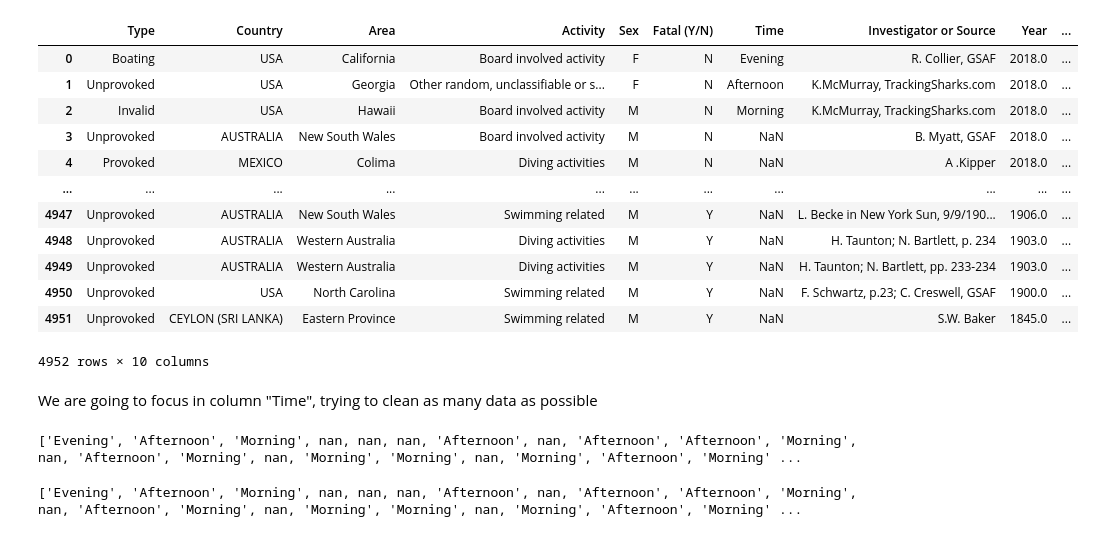
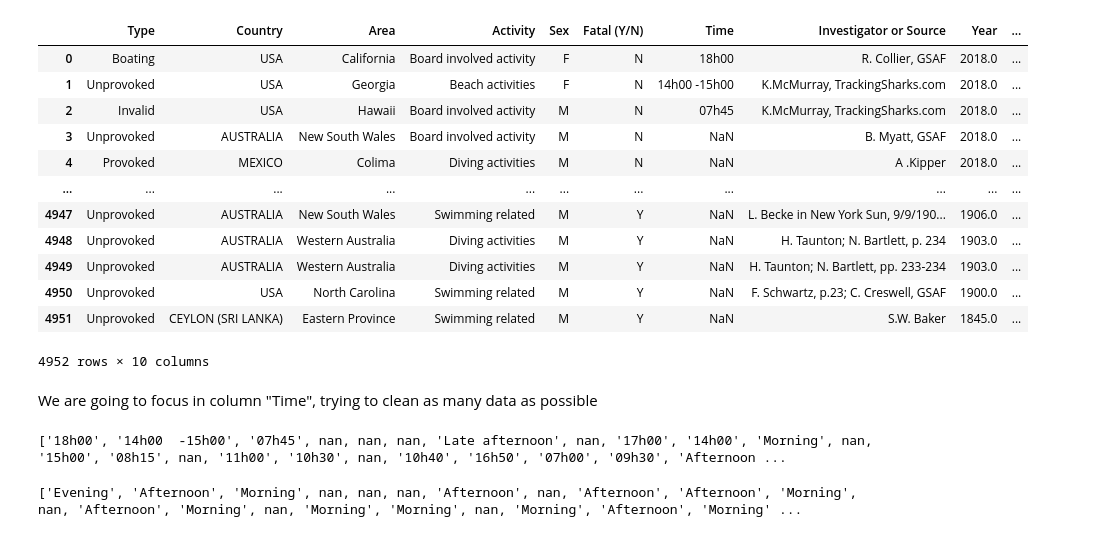
Before and after one commit to GuilleNes/Project-1.-Shark-Attack, a Jupyter notebook: src/Filtering_Time_column.ipynb, the cells around one changed output. Drawn from its saved outputs; the diff is of its cells as text; code cells hidden in the pictures.

```diff
--- a/src/Filtering_Time_column.ipynb
+++ b/src/Filtering_Time_column.ipynb
@@ -2,14 +2,14 @@
 import pandas as pd
 import re
 # %%
-attacks_filtered = pd.read_csv("../data/Attacks_filtered.csv")
+attacks_filtered = pd.read_csv("../data/Attacks_filtered3.csv")
 
 attacks_filtered
 # %% [output]
 |  | Type | Country | Area | Activity | Sex | Fatal (Y/N) | Time | Investigator or Source | Year | ... |
-| 0 | Boating | USA | California | Board involved activity | F | N | Evening | R. Collier, GSAF | 2018.0 | ... |
-| 1 | Unprovoked | USA | Georgia | Other random, unclassifiable or s... | F | N | Afternoon | K.McMurray, TrackingSharks.com | 2018.0 | ... |
-| 2 | Invalid | USA | Hawaii | Board involved activity | M | N | Morning | K.McMurray, TrackingSharks.com | 2018.0 | ... |
+| 0 | Boating | USA | California | Board involved activity | F | N | 18h00 | R. Collier, GSAF | 2018.0 | ... |
+| 1 | Unprovoked | USA | Georgia | Beach activities | F | N | 14h00 -15h00 | K.McMurray, TrackingSharks.com | 2018.0 | ... |
+| 2 | Invalid | USA | Hawaii | Board involved activity | M | N | 07h45 | K.McMurray, TrackingSharks.com | 2018.0 | ... |
 | 3 | Unprovoked | AUSTRALIA | New South Wales | Board involved activity | M | N | NaN | B. Myatt, GSAF | 2018.0 | ... |
 | 4 | Provoked | MEXICO | Colima | Diving activities | M | N | NaN | A .Kipper | 2018.0 | ... |
 | ... | ... | ... | ... | ... | ... | ... | ... | ... | ... | ... |
@@ -24,5 +24,5 @@ We are going to focus in column "Time", trying to clean as many data as possible
 # %%
 print(list(attacks_filtered["Time"]))
 # %% [output]
-['Evening', 'Afternoon', 'Morning', nan, nan, nan, 'Afternoon', nan, 'Afternoon', 'Afternoon', 'Morning', nan, 'Afternoon', 'Morning', nan, 'Morning', 'Morning', nan, 'Morning', 'Afternoon', 'Morning' ...
+['18h00', '14h00  -15h00', '07h45', nan, nan, nan, 'Late afternoon', nan, '17h00', '14h00', 'Morning', nan, '15h00', '08h15', nan, '11h00', '10h30', nan, '10h40', '16h50', '07h00', '09h30', 'Afternoon ...
 # %%
@@ -52,11 +48,7 @@ for i in attacks_filtered["Time"]:
-# %%
-print(list(attacks_filtered["Time"]))
-# morning =["06","07","08","09","10","11","morning","A.M","AM","dawn","Dawn"]
-# afternoon = ["12","13","14","15","16","17","afternoon","lunch","noon","Noon","Midday","P.M."]
-# evening = ["18","19","20","21","Sunset","dusk","Dusk","evening"]
-# night = ["22","23","24","01","02","03","04","05","Night","night"]
-# %% [output]
-['Evening', 'Afternoon', 'Morning', nan, nan, nan, 'Afternoon', nan, 'Afternoon', 'Afternoon', 'Morning', nan, 'Afternoon', 'Morning', nan, 'Morning', 'Morning', nan, 'Morning', 'Afternoon', 'Morning' ...
+# %%
+print(list(attacks_filtered["Time"]))
+# %% [output]
+['Evening', 'Afternoon', 'Morning', nan, nan, nan, 'Afternoon', nan, 'Afternoon', 'Afternoon', 'Morning', nan, 'Afternoon', 'Morning', nan, 'Morning', 'Morning', nan, 'Morning', 'Afternoon', 'Morning' ...
 # %%
 attacks_filtered["Time"].value_counts()
 # %% [output]
```
Also changed, not shown: parts of 6 cells of this notebook, 10 other files.
